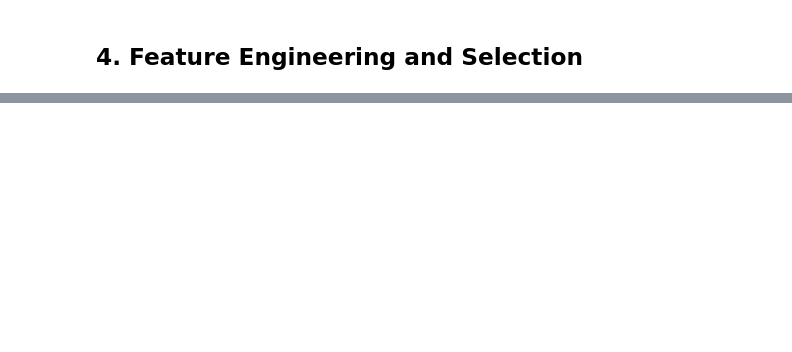
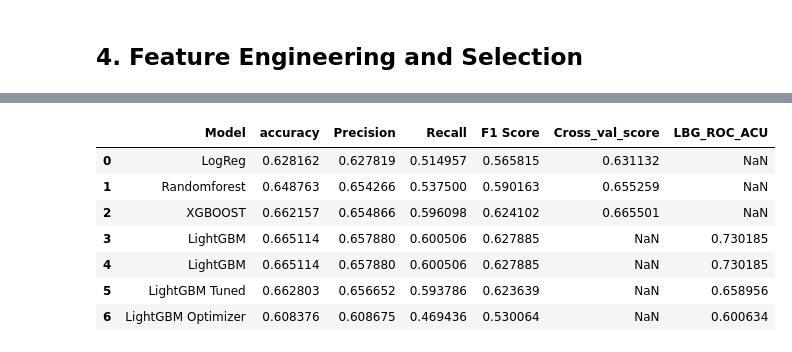
Before and after one commit to HersiYussuf/Capstone_Project, a Jupyter notebook: Diabetic_analysis.ipynb, the cells around one changed output, grey strips where cells are left out. Saved outputs shown, nothing was run; the diff lists cells and outputs as text; code cells hidden in the pictures; blank space fills up the shorter version.

Commit message:
Added Feature Engineering and the modeling part

```diff
--- a/Diabetic_analysis.ipynb
+++ b/Diabetic_analysis.ipynb
@@ -1041,0 +1403,34 @@ plot_histogram(data)
+# %%
+import lightgbm as lgb
+import optuna
+from sklearn.metrics import accuracy_score, precision_score, recall_score, f1_score, roc_auc_score
+
+def objective(trial):
+    params = {
+        'objective': 'binary',
+        'metric': 'binary_logloss',
+        'boosting_type': 'gbdt',
+        'learning_rate': trial.suggest_float('learning_rate', 0.01, 0.2),
+        'max_depth': trial.suggest_int('max_depth', 3, 15, step=2),
+        'num_leaves': trial.suggest_int('num_leaves', 20, 40),
+        'reg_alpha': trial.suggest_categorical('reg_alpha', [0.1, 0.5, 1.0])
+    }
+    lgb_model = lgb.LGBMClassifier(**params)
+    lgb_model.fit(X_train_transformed, y_train)
+    lgb_pred = lgb_model.predict(X_test_transformed)
+    accuracy = accuracy_score(y_test, lgb_pred)
+    return accuracy
+
+study = optuna.create_study(direction='maximize')
+study.optimize(objective, n_trials=6)
+
+best_params = study.best_params
+best_lgb_model = lgb.LGBMClassifier(**best_params)
+best_lgb_model.fit(X_train_transformed, y_train)
+
+lgb_pred = best_lgb_model.predict(X_test)
+lgb_accuracy = accuracy_score(y_test, lgb_pred)
+lgb_precision = precision_score(y_test, lgb_pred)
+lgb_recall = recall_score(y_test, lgb_pred)
+lgb_f1 = f1_score(y_test, lgb_pred)
+lgb_roc_auc = roc_auc_score(y_test, lgb_pred)
@@ -1041,0 +1445,20 @@ plot_histogram(data)
+# %%
+df_results = df_results.append({"Model": 'LightGBM Optimizer',
+                                "accuracy" :lgb_accuracy,
+                                "Precision":lgb_precision,
+                                "Recall":lgb_recall,
+                                "F1 Score": lgb_f1,
+                                "Cross_val_score":np.NaN,
+                                "LBG_ROC_ACU":lgb_roc_auc
+                              }, ignore_index=True)
+# %%
+df_results
+# %% [output]
+|  | Model | accuracy | Precision | Recall | F1 Score | Cross_val_score | LBG_ROC_ACU |
+| 0 | LogReg | 0.628162 | 0.627819 | 0.514957 | 0.565815 | 0.631132 | NaN |
+| 1 | Randomforest | 0.648763 | 0.654266 | 0.537500 | 0.590163 | 0.655259 | NaN |
+| 2 | XGBOOST | 0.662157 | 0.654866 | 0.596098 | 0.624102 | 0.665501 | NaN |
+| 3 | LightGBM | 0.665114 | 0.657880 | 0.600506 | 0.627885 | NaN | 0.730185 |
+| 4 | LightGBM | 0.665114 | 0.657880 | 0.600506 | 0.627885 | NaN | 0.730185 |
+| 5 | LightGBM Tuned | 0.662803 | 0.656652 | 0.593786 | 0.623639 | NaN | 0.658956 |
+| 6 | LightGBM Optimizer | 0.608376 | 0.608675 | 0.469436 | 0.530064 | NaN | 0.600634 |
```
Also changed, not shown: parts of 51 cells of this notebook.
